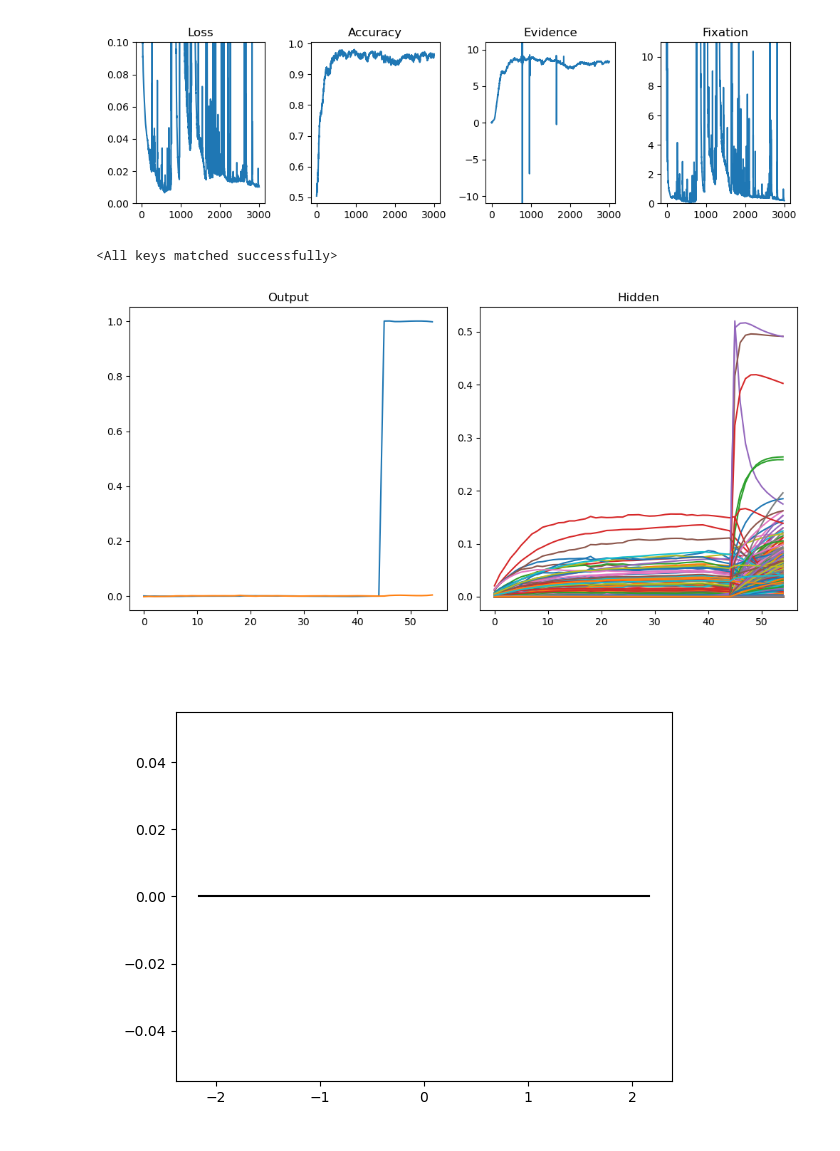
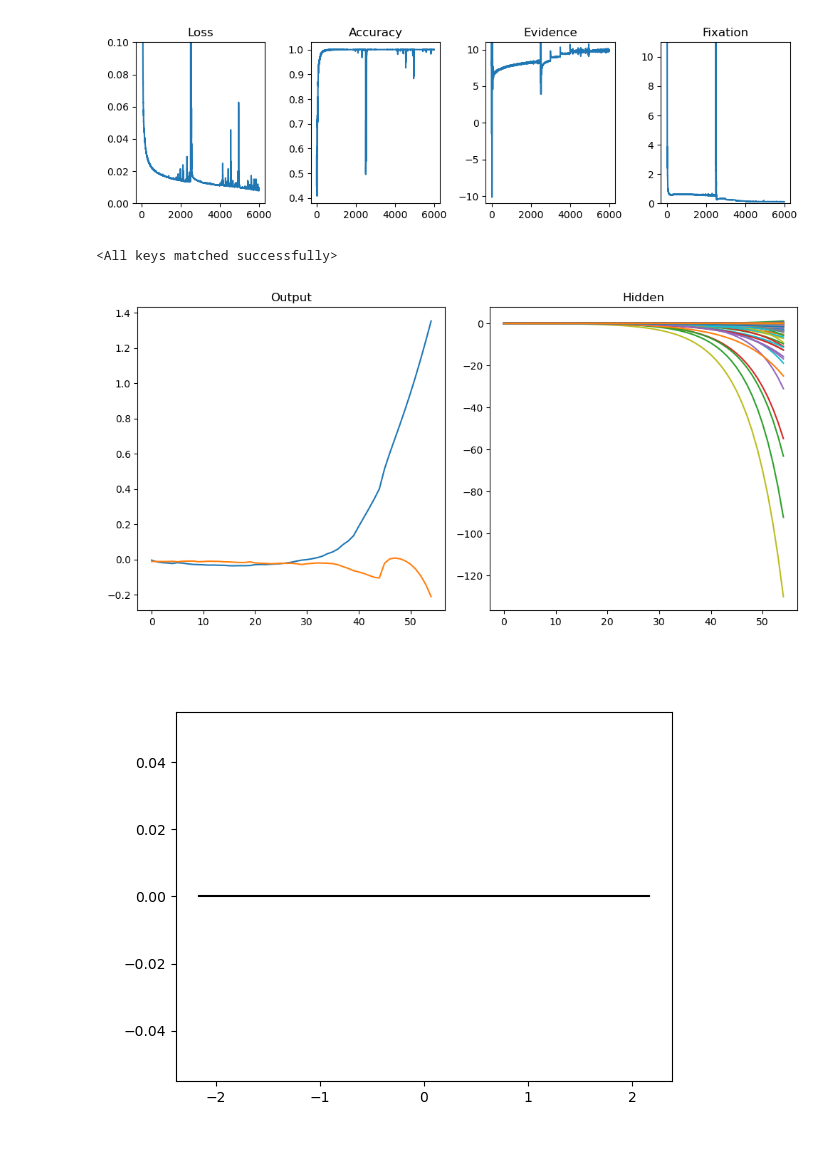
Before and after one commit to landoskape/mcn2024-psets, a Jupyter notebook: intrinsic-excitability/perturb.ipynb, the cells around one changed output. Drawn from its saved outputs; the diff is of its cells as text; code cells hidden in the pictures.

```diff
--- a/intrinsic-excitability/perturb.ipynb
+++ b/intrinsic-excitability/perturb.ipynb
@@ -28,36 +35,36 @@ centers = (edges[1:] + edges[:-1]) / 2
 # %%
-jobid = 11
-
-keep_idx = train_loss[:, -1] < 1
+jobid = 18
 
 train_loss, train_accuracy, train_evidence, train_fixation = load_results(jobid)
+keep_idx = train_loss[:, -1] < 0.01
+
 train_evidence = train_evidence.detach()
 train_fixation = train_fixation.detach()
 
 fig, ax = plt.subplots(1, 4, figsize=(10, 3), tight_layout=True)
 ax[0].plot(train_loss[keep_idx].mean(dim=0))
 # ax[0].fill_between(range(train_loss.shape[1]), train_loss.mean(dim=0) - train_loss.std(dim=0), train_loss.mean(dim=0) + train_loss.std(dim=0), alpha=0.5)
 ax[0].set_title("Loss")
 ax[0].set_ylim(0, 0.1)
 
 ax[1].plot(train_accuracy[keep_idx].mean(dim=0))
 # ax[1].fill_between(range(train_accuracy.shape[1]), train_accuracy.mean(dim=0) - train_accuracy.std(dim=0), train_accuracy.mean(dim=0) + train_accuracy.std(dim=0), alpha=0.5)
 ax[1].set_title("Accuracy")
 
 
 ax[2].plot(train_evidence[keep_idx].mean(dim=0))
 # ax[2].fill_between(range(train_evidence.shape[1]), train_evidence.mean(dim=0) - train_evidence.std(dim=0), train_evidence.mean(dim=0) + train_evidence.std(dim=0), alpha=0.5)
 ax[2].set_title("Evidence")
 ax[2].set_ylim(-11, 11)
 
 ax[3].plot(train_fixation[keep_idx].mean(dim=0))
 # ax[3].fill_between(range(train_fixation.shape[1]), train_fixation.mean(dim=0) - train_fixation.std(dim=0), train_fixation.mean(dim=0) + train_fixation.std(dim=0), alpha=0.5)
 ax[3].set_title("Fixation")
 ax[3].set_ylim(0, 11)
 
 plt.show()
 # %% [output]
-[figure, old version]
+[figure, new version]
 # %%
 # Load trained model and results
 
@@ -101,7 +114,7 @@ net.load_state_dict(model)
 # %% [output]
 <All keys matched successfully>
 # %%
-X, target, params = task.generate_data(10)
+X, target, params = task.generate_data(10, source_floor=0.5)
 output, hidden = net(X, return_hidden=True)
 output = output.detach()
 
@@ -112,7 +125,7 @@ ax[1].plot(hidden[0].detach())
 ax[1].set_title("Hidden")
 plt.show()
 # %% [output]
-[figure, old version]
+[figure, new version]
 # %%
 pnet = deepcopy(net)
 pnet = pnet.to(device)
```
Also changed, not shown: parts of 5 cells of this notebook, 1 other file.
